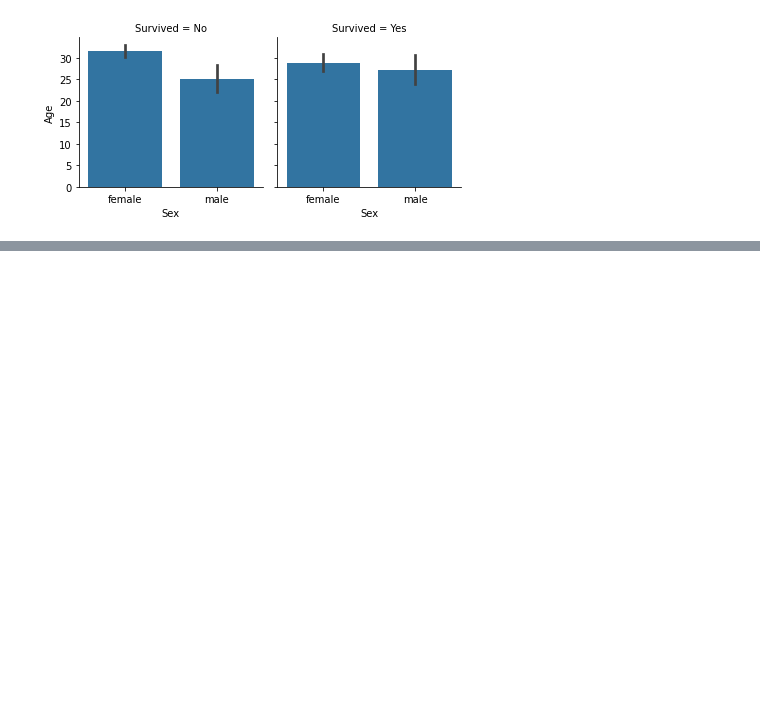
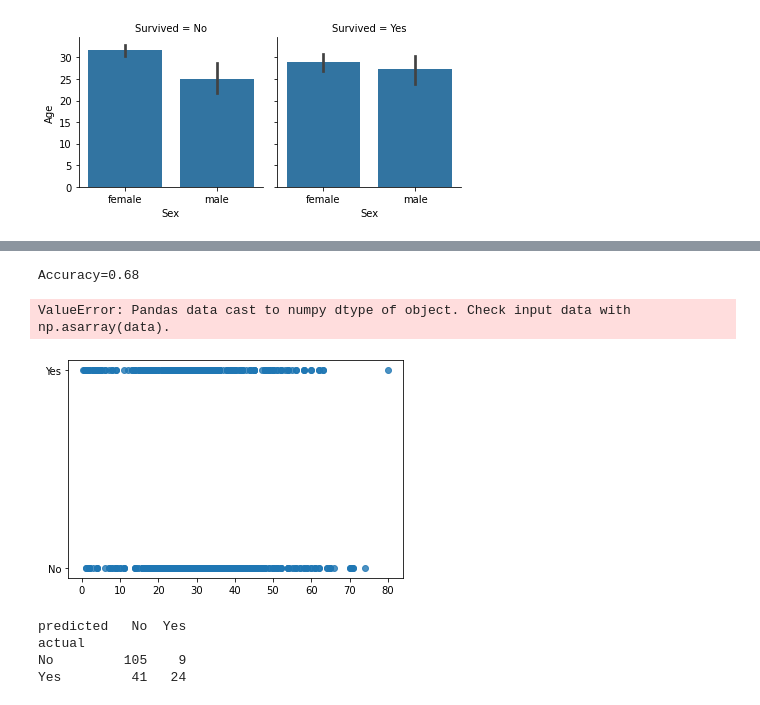
Before and after one commit to ranyaboubich/GoMyCode, a Jupyter notebook: checkpoint3.ipynb, the cells around one changed output, grey strips where cells are left out. Saved outputs shown, nothing was run; the diff lists cells and outputs as text; code cells hidden in the pictures; blank space fills up the shorter version.

```diff
--- a/checkpoint3.ipynb
+++ b/checkpoint3.ipynb
@@ -392,0 +278,45 @@ df['Family Size'].plot.hist()
+# %%
+#import relevant libraries
+from sklearn.model_selection import train_test_split
+from sklearn.linear_model import LogisticRegression
+from sklearn import metrics
+
+#features extraction
+x=df[["PassengerId", "Pclass"]]
+y=df["Survived"]
+
+x_train,x_test,y_train,y_test=train_test_split(x,y,test_size=0.35,random_state=40) #splitting data with test size of 35%
+
+logreg = LogisticRegression()   #build our logistic model
+logreg.fit(x_train, y_train)  #fitting training data
+y_pred  = logreg.predict(x_test)    #testing model’s performance
+print("Accuracy={:.2f}".format(logreg.score(x_test, y_test)))
+# %% [output]
+Accuracy=0.68
+# %%
+import seaborn as sns
+sns.regplot(x='Age',y='Survived',data=df,logistic=True)
+# %% [output]
+ValueError: Pandas data cast to numpy dtype of object. Check input data with np.asarray(data).
+[figure, added]
+# %%
+from sklearn.model_selection import train_test_split
+from sklearn.linear_model import LinearRegression
+from sklearn.metrics import mean_squared_error
+from sklearn import metrics
+
+x_train, x_test, y_train, y_test = train_test_split(x, y, test_size = .20, random_state = 42)
+
+logreg = LogisticRegression()
+logreg.fit(x_train, y_train)
+
+y_pred = logreg.predict(x_test)
+
+acc_log = round(logreg.score(x_train, y_train) * 100, 2)
+confusion_matrix=pd.crosstab(y_test,y_pred,rownames=["actual"],colnames=["predicted"])
+print(confusion_matrix)
+# %% [output]
+predicted   No  Yes
+actual
+No         105    9
+Yes         41   24
```
Also changed, not shown: parts of 15 cells of this notebook.
